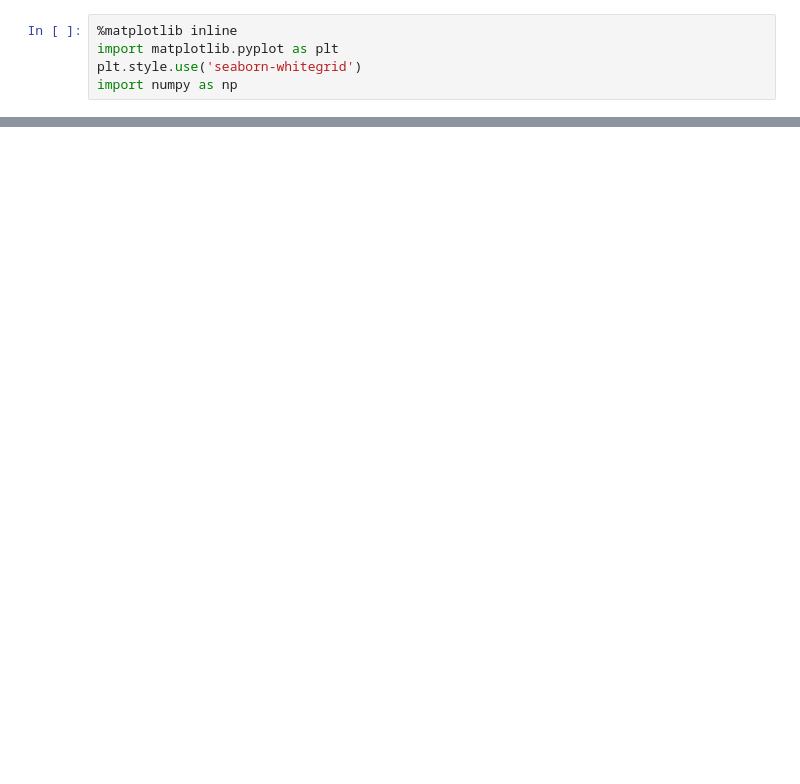
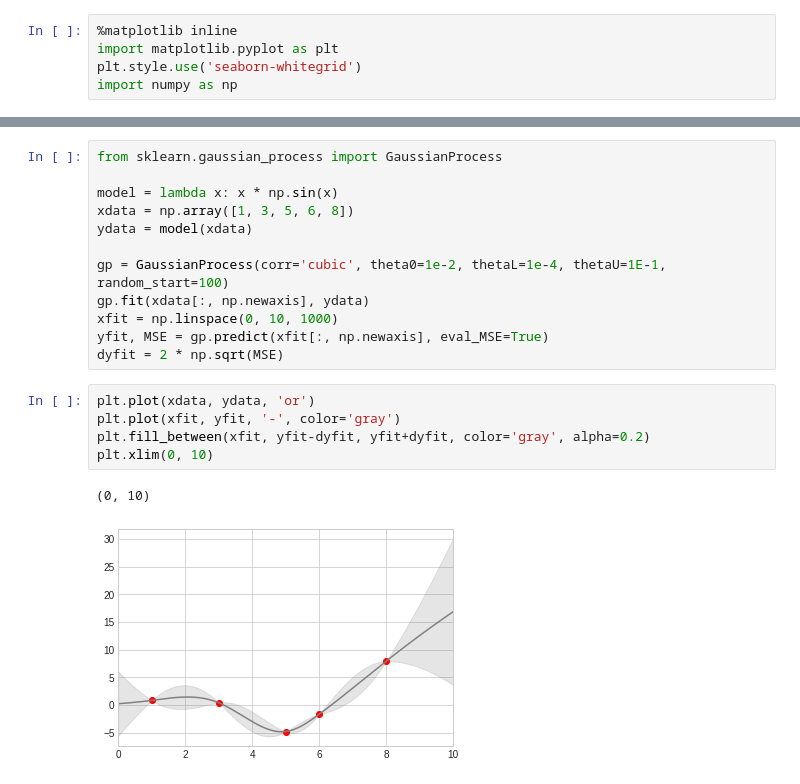
Before and after one commit to birromer/pdsh, a Jupyter notebook: matplotlib-visualizing-errors.ipynb, the cells around one changed output, grey strips where cells are left out. Cells and saved outputs as stored; diff of their text form; blank space fills up the shorter version.

Commit message:
added visualizing errors

```diff
--- a/matplotlib-visualizing-errors.ipynb
+++ b/matplotlib-visualizing-errors.ipynb
@@ -18,0 +19,20 @@ plt.errorbar(x, y, yerr=dy, fmt='o', color='black', ecolor = 'lightgray', elinew
+# %%
+from sklearn.gaussian_process import GaussianProcess
+
+model = lambda x: x * np.sin(x)
+xdata = np.array([1, 3, 5, 6, 8])
+ydata = model(xdata)
+
+gp = GaussianProcess(corr='cubic', theta0=1e-2, thetaL=1e-4, thetaU=1E-1, random_start=100)
+gp.fit(xdata[:, np.newaxis], ydata)
+xfit = np.linspace(0, 10, 1000)
+yfit, MSE = gp.predict(xfit[:, np.newaxis], eval_MSE=True)
+dyfit = 2 * np.sqrt(MSE)
+# %%
+plt.plot(xdata, ydata, 'or')
+plt.plot(xfit, yfit, '-', color='gray')
+plt.fill_between(xfit, yfit-dyfit, yfit+dyfit, color='gray', alpha=0.2)
+plt.xlim(0, 10)
+# %% [output]
+(0, 10)
+[figure, added]
```
Also changed, not shown: parts of 2 cells of this notebook.
